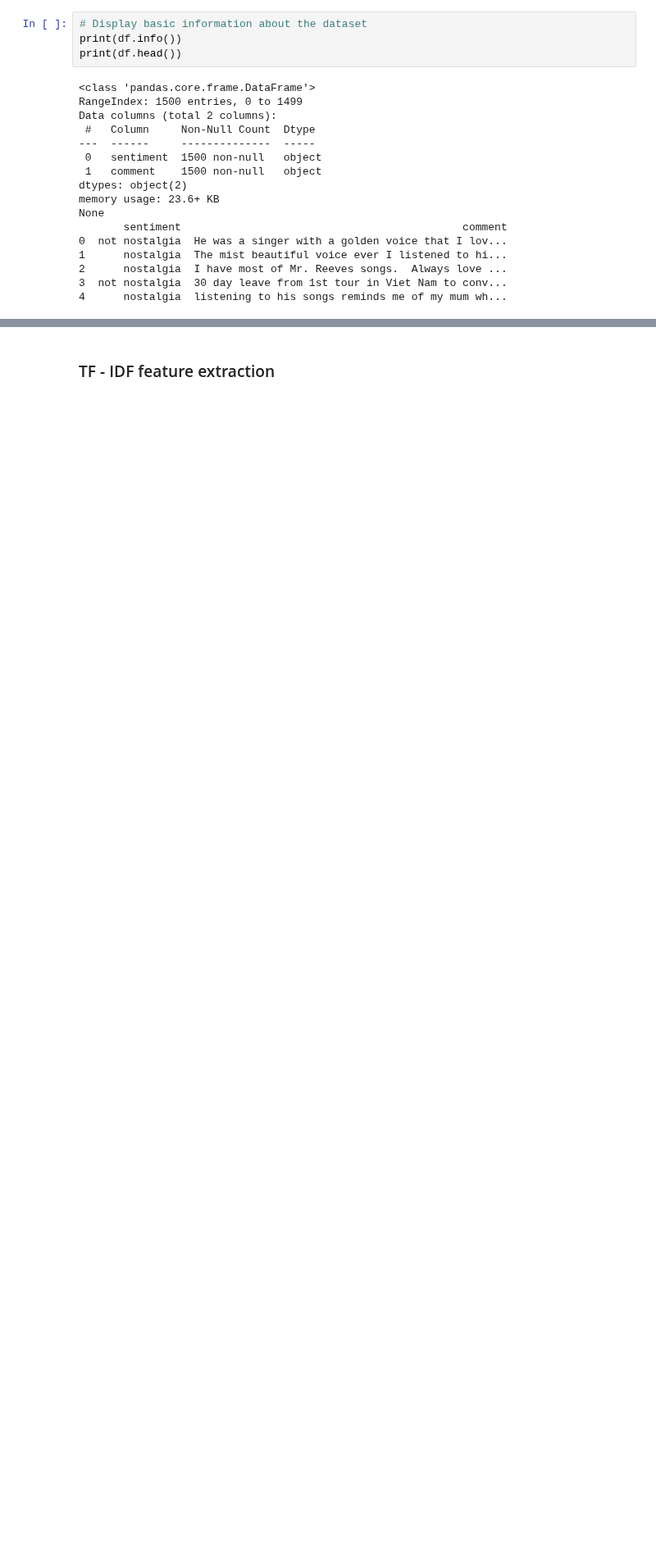
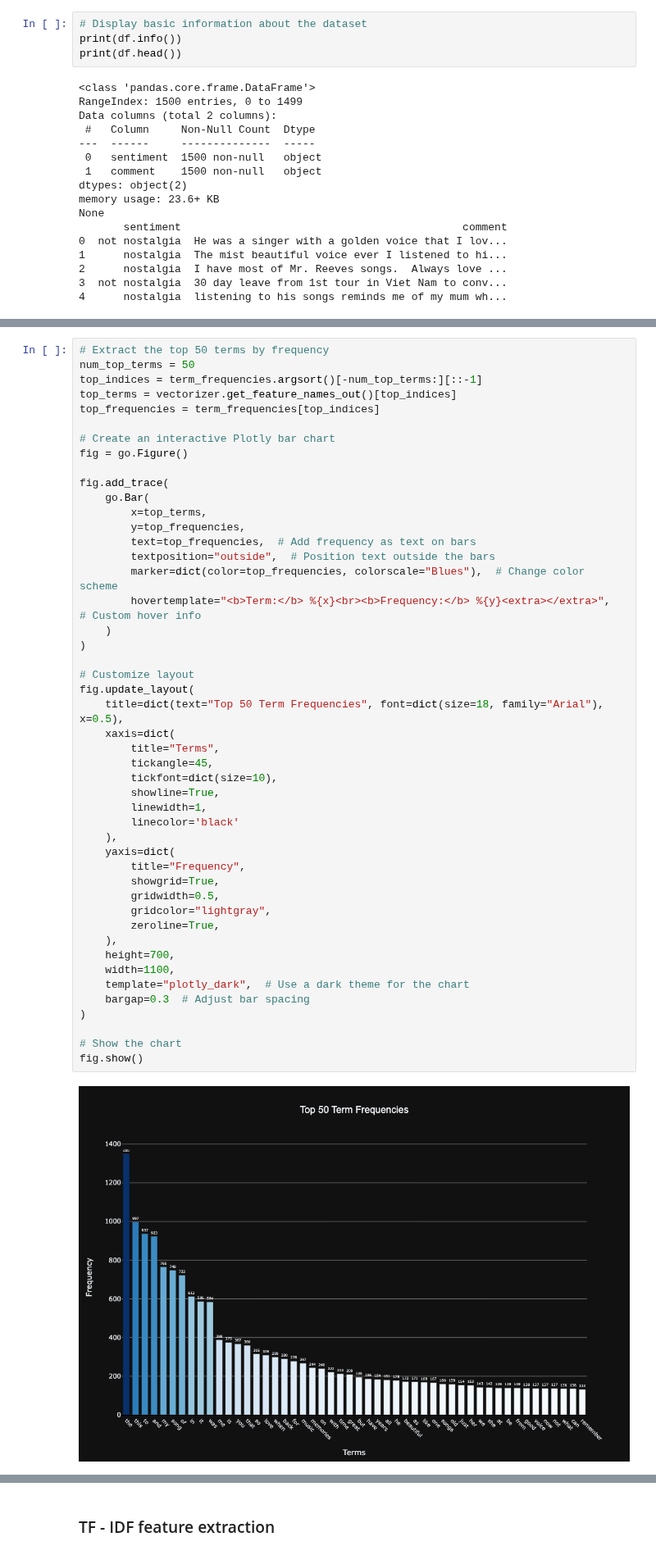
Before and after one commit to sashijuls/DM2024-Lab1-Homework, a Jupyter notebook: DM2024-Lab1-Homework.ipynb, the cells around one changed output, grey strips where cells are left out. Shown at 82% size. Drawn from its saved outputs; the diff is of its cells as text; blank space fills up the shorter version.

```diff
--- a/DM2024-Lab1-Homework.ipynb
+++ b/DM2024-Lab1-Homework.ipynb
@@ -431,0 +782,49 @@ None
+# %%
+# Extract the top 50 terms by frequency
+num_top_terms = 50
+top_indices = term_frequencies.argsort()[-num_top_terms:][::-1]
+top_terms = vectorizer.get_feature_names_out()[top_indices]
+top_frequencies = term_frequencies[top_indices]
+
+# Create an interactive Plotly bar chart
+fig = go.Figure()
+
+fig.add_trace(
+    go.Bar(
+        x=top_terms,
+        y=top_frequencies,
+        text=top_frequencies,  # Add frequency as text on bars
+        textposition="outside",  # Position text outside the bars
+        marker=dict(color=top_frequencies, colorscale="Blues"),  # Change color scheme
+        hovertemplate="<b>Term:</b> %{x}<br><b>Frequency:</b> %{y}<extra></extra>",  # Custom hover info
+    )
+)
+
+# Customize layout
+fig.update_layout(
+    title=dict(text="Top 50 Term Frequencies", font=dict(size=18, family="Arial"), x=0.5),
+    xaxis=dict(
+        title="Terms",
+        tickangle=45,
+        tickfont=dict(size=10),
+        showline=True,
+        linewidth=1,
+        linecolor='black'
+    ),
+    yaxis=dict(
+        title="Frequency",
+        showgrid=True,
+        gridwidth=0.5,
+        gridcolor="lightgray",
+        zeroline=True,
+    ),
+    height=700,
+    width=1100,
+    template="plotly_dark",  # Use a dark theme for the chart
+    bargap=0.3  # Adjust bar spacing
+)
+
+# Show the chart
+fig.show()
+# %% [output]
+[figure, added]
```
Also changed, not shown: parts of 42 cells of this notebook, 4 other files.
